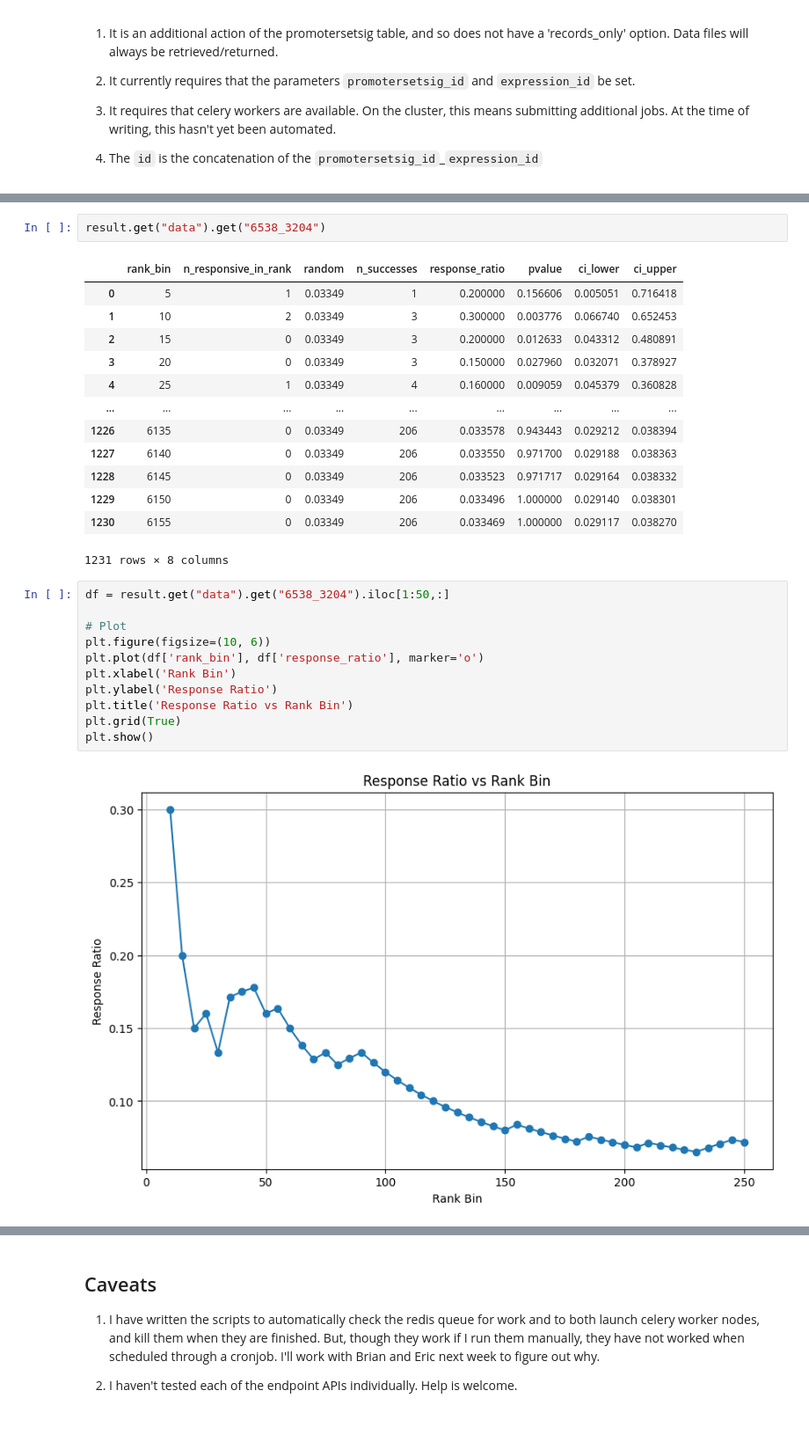
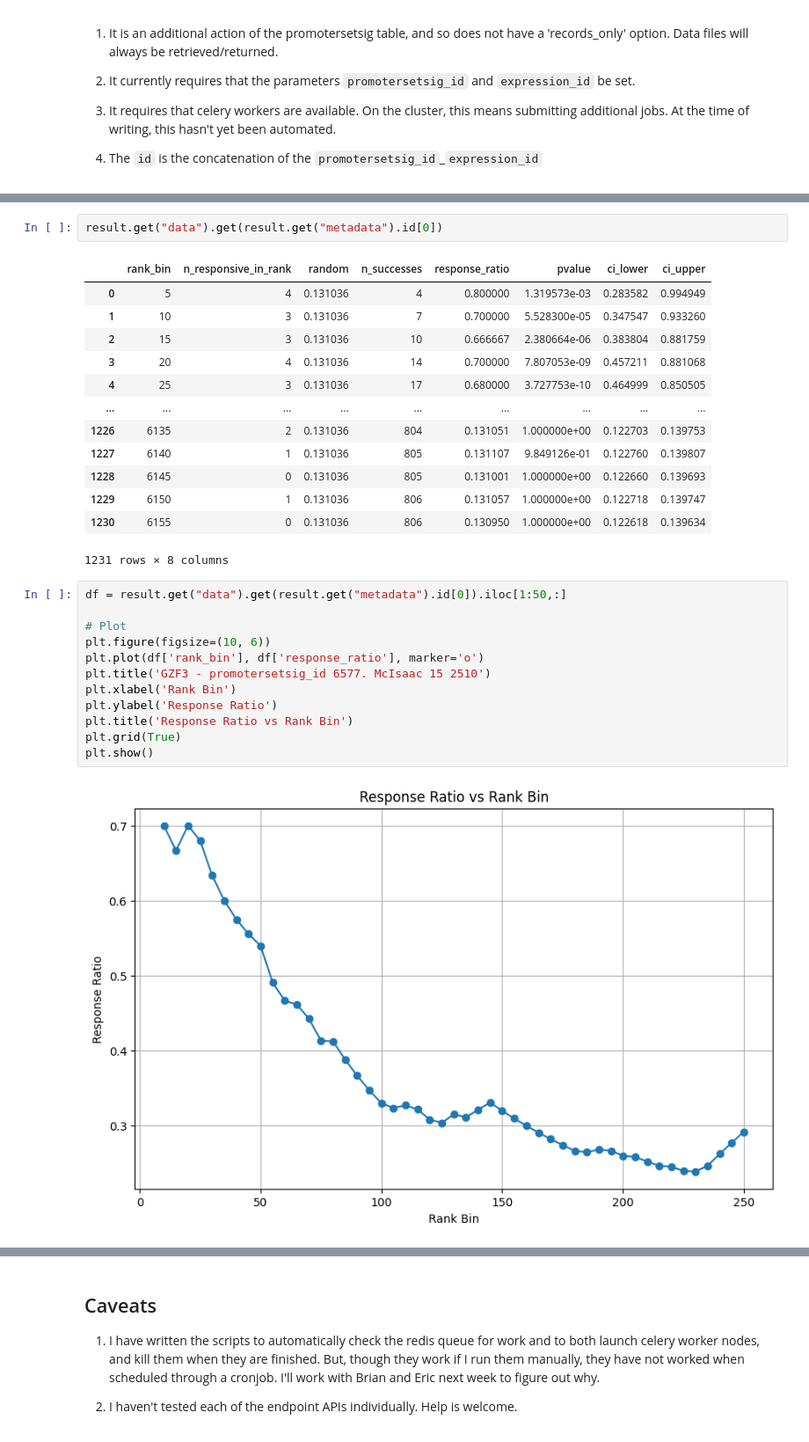
Before and after one commit to ejiawustl/yeastdnnexplorer, a Jupyter notebook: docs/tutorials/database_interface.ipynb, the cells around one changed output, grey strips where cells are left out. Shown at 88% size. Cells and saved outputs as stored; diff of their text form.

Commit message:
updating the tutorial to show how to use the aggregated data (#91)

```diff
--- a/docs/tutorials/database_interface.ipynb
+++ b/docs/tutorials/database_interface.ipynb
@@ -325,29 +333,30 @@ result.get("metadata")
 # %%
-result.get("data").get("6538_3204")
+result.get("data").get(result.get("metadata").id[0])
 # %% [output]
 |  | rank_bin | n_responsive_in_rank | random | n_successes | response_ratio | pvalue | ci_lower | ci_upper |
-| 0 | 5 | 1 | 0.03349 | 1 | 0.200000 | 0.156606 | 0.005051 | 0.716418 |
-| 1 | 10 | 2 | 0.03349 | 3 | 0.300000 | 0.003776 | 0.066740 | 0.652453 |
-| 2 | 15 | 0 | 0.03349 | 3 | 0.200000 | 0.012633 | 0.043312 | 0.480891 |
-| 3 | 20 | 0 | 0.03349 | 3 | 0.150000 | 0.027960 | 0.032071 | 0.378927 |
-| 4 | 25 | 1 | 0.03349 | 4 | 0.160000 | 0.009059 | 0.045379 | 0.360828 |
+| 0 | 5 | 4 | 0.131036 | 4 | 0.800000 | 1.319573e-03 | 0.283582 | 0.994949 |
+| 1 | 10 | 3 | 0.131036 | 7 | 0.700000 | 5.528300e-05 | 0.347547 | 0.933260 |
+| 2 | 15 | 3 | 0.131036 | 10 | 0.666667 | 2.380664e-06 | 0.383804 | 0.881759 |
+| 3 | 20 | 4 | 0.131036 | 14 | 0.700000 | 7.807053e-09 | 0.457211 | 0.881068 |
+| 4 | 25 | 3 | 0.131036 | 17 | 0.680000 | 3.727753e-10 | 0.464999 | 0.850505 |
 | ... | ... | ... | ... | ... | ... | ... | ... | ... |
-| 1226 | 6135 | 0 | 0.03349 | 206 | 0.033578 | 0.943443 | 0.029212 | 0.038394 |
-| 1227 | 6140 | 0 | 0.03349 | 206 | 0.033550 | 0.971700 | 0.029188 | 0.038363 |
-| 1228 | 6145 | 0 | 0.03349 | 206 | 0.033523 | 0.971717 | 0.029164 | 0.038332 |
-| 1229 | 6150 | 0 | 0.03349 | 206 | 0.033496 | 1.000000 | 0.029140 | 0.038301 |
-| 1230 | 6155 | 0 | 0.03349 | 206 | 0.033469 | 1.000000 | 0.029117 | 0.038270 |
+| 1226 | 6135 | 2 | 0.131036 | 804 | 0.131051 | 1.000000e+00 | 0.122703 | 0.139753 |
+| 1227 | 6140 | 1 | 0.131036 | 805 | 0.131107 | 9.849126e-01 | 0.122760 | 0.139807 |
+| 1228 | 6145 | 0 | 0.131036 | 805 | 0.131001 | 1.000000e+00 | 0.122660 | 0.139693 |
+| 1229 | 6150 | 1 | 0.131036 | 806 | 0.131057 | 1.000000e+00 | 0.122718 | 0.139747 |
+| 1230 | 6155 | 0 | 0.131036 | 806 | 0.130950 | 1.000000e+00 | 0.122618 | 0.139634 |
 1231 rows × 8 columns
 # %%
-df = result.get("data").get("6538_3204").iloc[1:50,:]
+df = result.get("data").get(result.get("metadata").id[0]).iloc[1:50,:]
 
 # Plot
 plt.figure(figsize=(10, 6))
 plt.plot(df['rank_bin'], df['response_ratio'], marker='o')
+plt.title('GZF3 - promotersetsig_id 6577. McIsaac 15 2510')
 plt.xlabel('Rank Bin')
 plt.ylabel('Response Ratio')
 plt.title('Response Ratio vs Rank Bin')
 plt.grid(True)
 plt.show()
 # %% [output]
-[figure, old version]
+[figure, new version]
```
Also changed, not shown: parts of 18 cells of this notebook.
